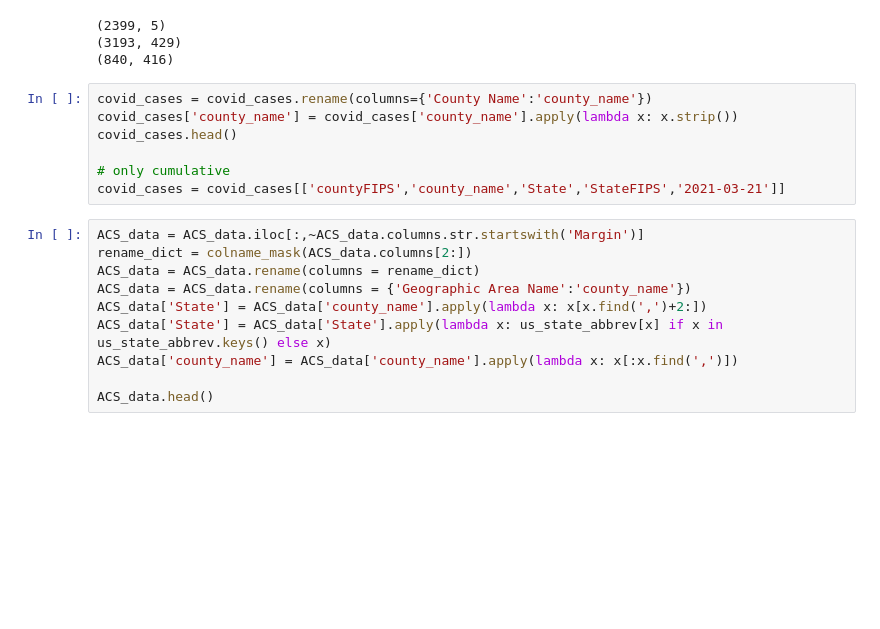
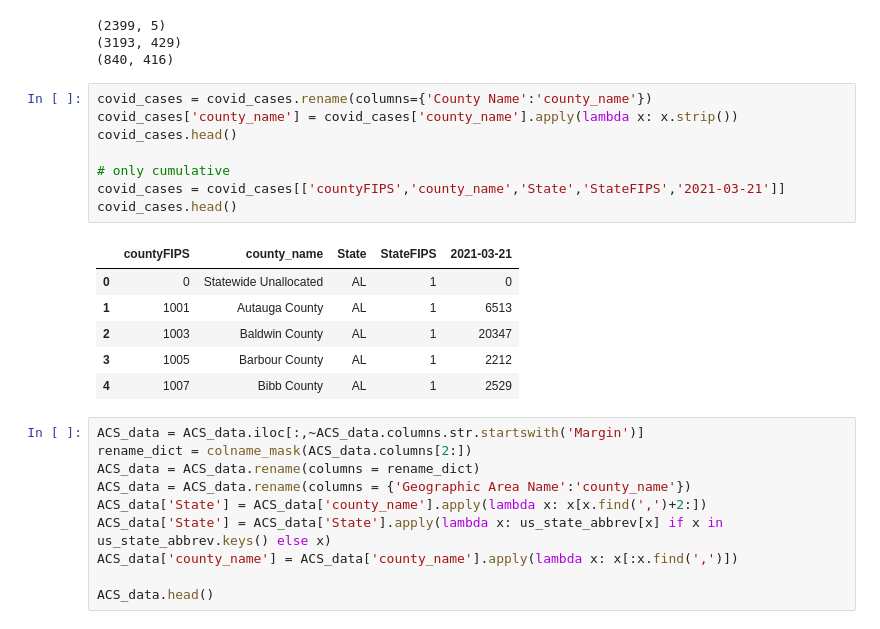
Before and after one commit to HenryDorsey/ConsultingProject, a Jupyter notebook: InfectSpendAnalysis.ipynb, the cells around one changed output. Drawn from its saved outputs; the diff is of its cells as text; blank space fills up the shorter version.

```diff
--- a/InfectSpendAnalysis.ipynb
+++ b/InfectSpendAnalysis.ipynb
@@ -41,10 +41,18 @@ print(ACS_data.shape)
 # %%
 covid_cases = covid_cases.rename(columns={'County Name':'county_name'})
 covid_cases['county_name'] = covid_cases['county_name'].apply(lambda x: x.strip())
 covid_cases.head()
 
 # only cumulative
 covid_cases = covid_cases[['countyFIPS','county_name','State','StateFIPS','2021-03-21']]
+covid_cases.head()
+# %% [output]
+|  | countyFIPS | county_name | State | StateFIPS | 2021-03-21 |
+| 0 | 0 | Statewide Unallocated | AL | 1 | 0 |
+| 1 | 1001 | Autauga County | AL | 1 | 6513 |
+| 2 | 1003 | Baldwin County | AL | 1 | 20347 |
+| 3 | 1005 | Barbour County | AL | 1 | 2212 |
+| 4 | 1007 | Bibb County | AL | 1 | 2529 |
 # %%
 ACS_data = ACS_data.iloc[:,~ACS_data.columns.str.startswith('Margin')]
 rename_dict = colname_mask(ACS_data.columns[2:])
```
Also changed, not shown: parts of 18 cells of this notebook.
